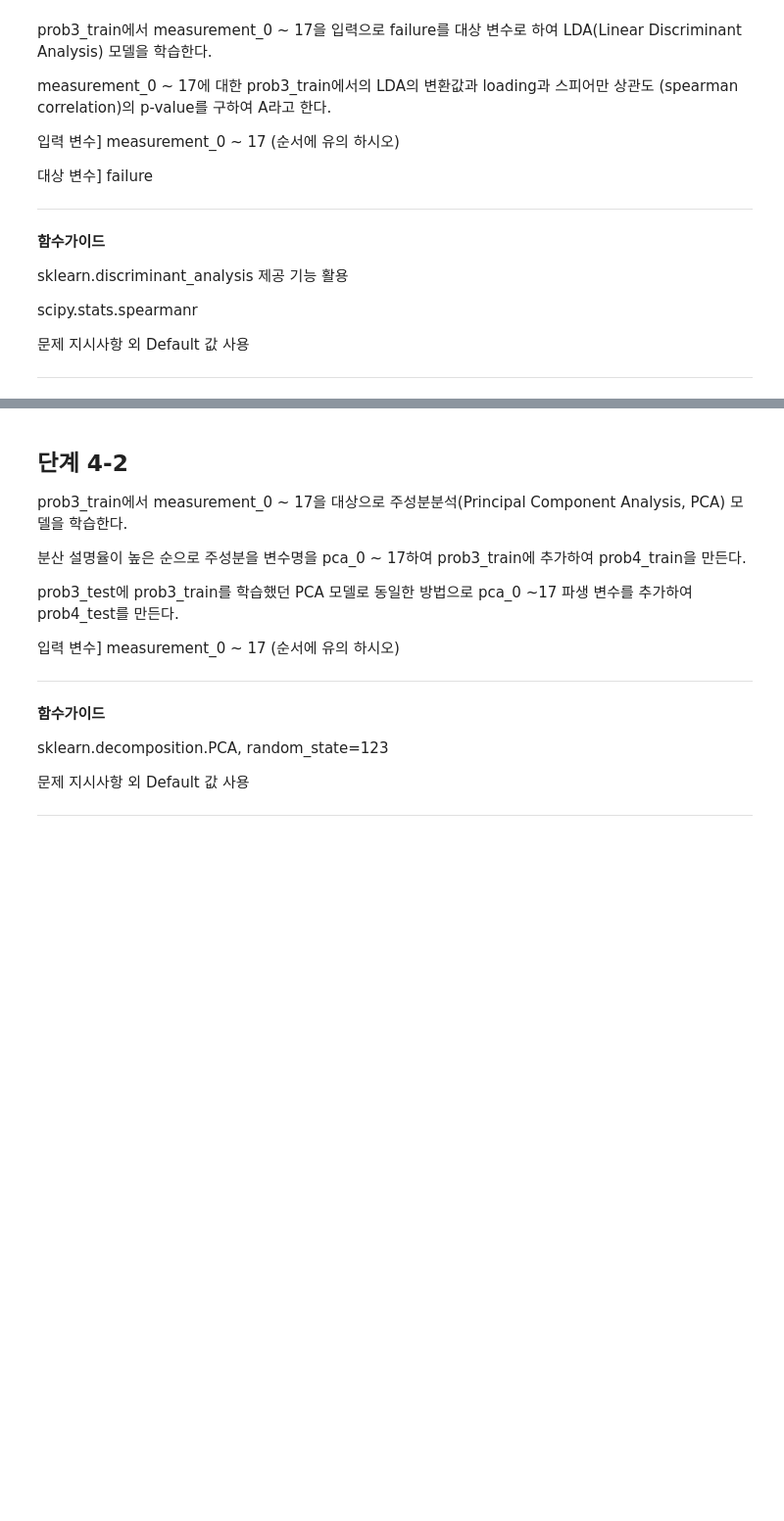
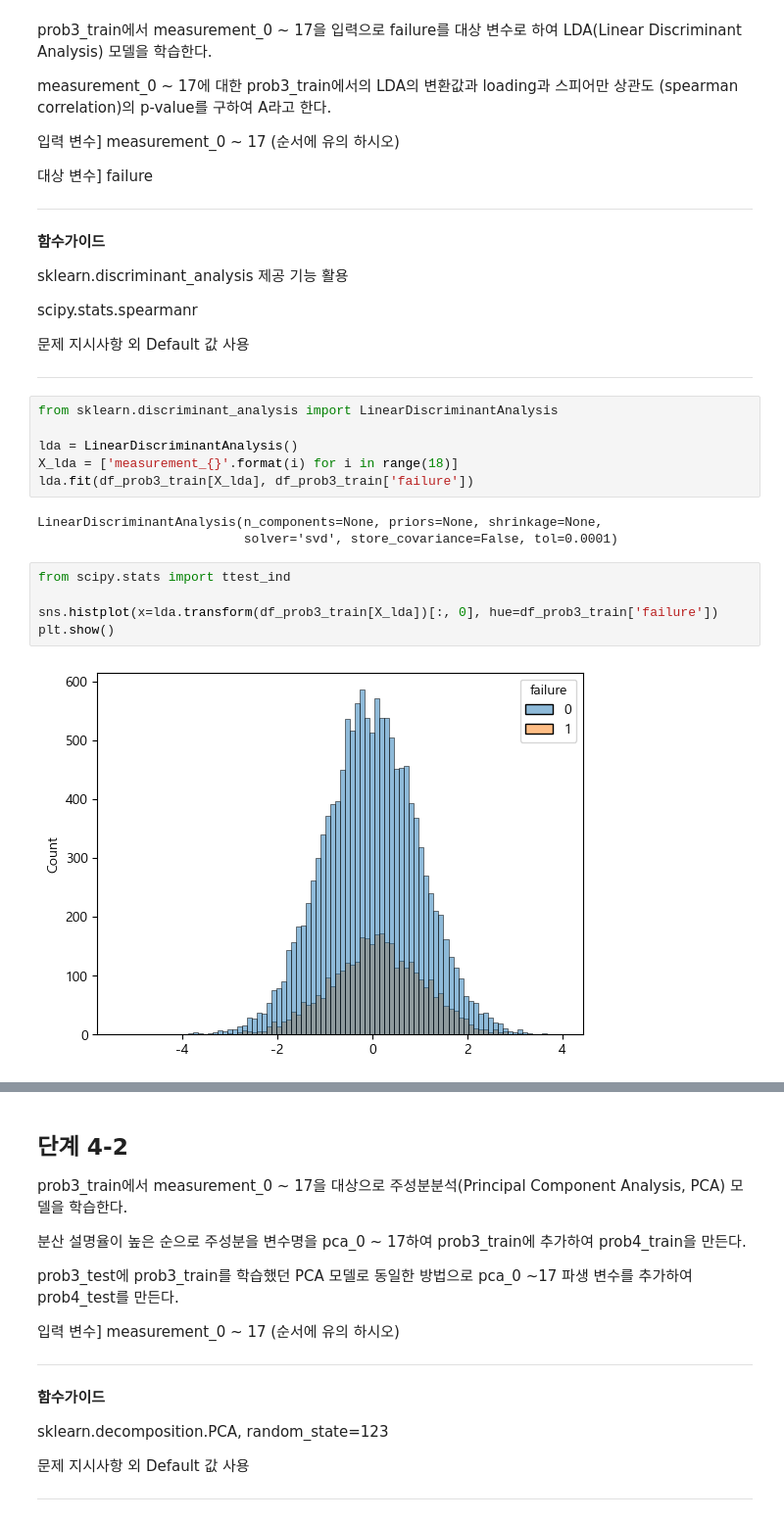
Before and after one commit to sunkusun9/DS_lv3_2404_01, a Jupyter notebook: sec_ds_lv3_prob1_prob.ipynb, the cells around one changed output, grey strips where cells are left out. Shown at 98% size. Saved outputs shown, nothing was run; the diff lists cells and outputs as text; blank space fills up the shorter version.

```diff
--- a/sec_ds_lv3_prob1_prob.ipynb
+++ b/sec_ds_lv3_prob1_prob.ipynb
@@ -1021,3 +1021,19 @@ scipy.stats.spearmanr
 문제 지시사항 외 Default 값 사용
 
 ---
+# %%
+from sklearn.discriminant_analysis import LinearDiscriminantAnalysis
+
+lda = LinearDiscriminantAnalysis()
+X_lda = ['measurement_{}'.format(i) for i in range(18)]
+lda.fit(df_prob3_train[X_lda], df_prob3_train['failure'])
+# %% [output]
+LinearDiscriminantAnalysis(n_components=None, priors=None, shrinkage=None,
+                           solver='svd', store_covariance=False, tol=0.0001)
+# %%
+from scipy.stats import ttest_ind
+
+sns.histplot(x=lda.transform(df_prob3_train[X_lda])[:, 0], hue=df_prob3_train['failure'])
+plt.show()
+# %% [output]
+[figure, added]
```
Also changed, not shown: parts of 56 cells of this notebook.
